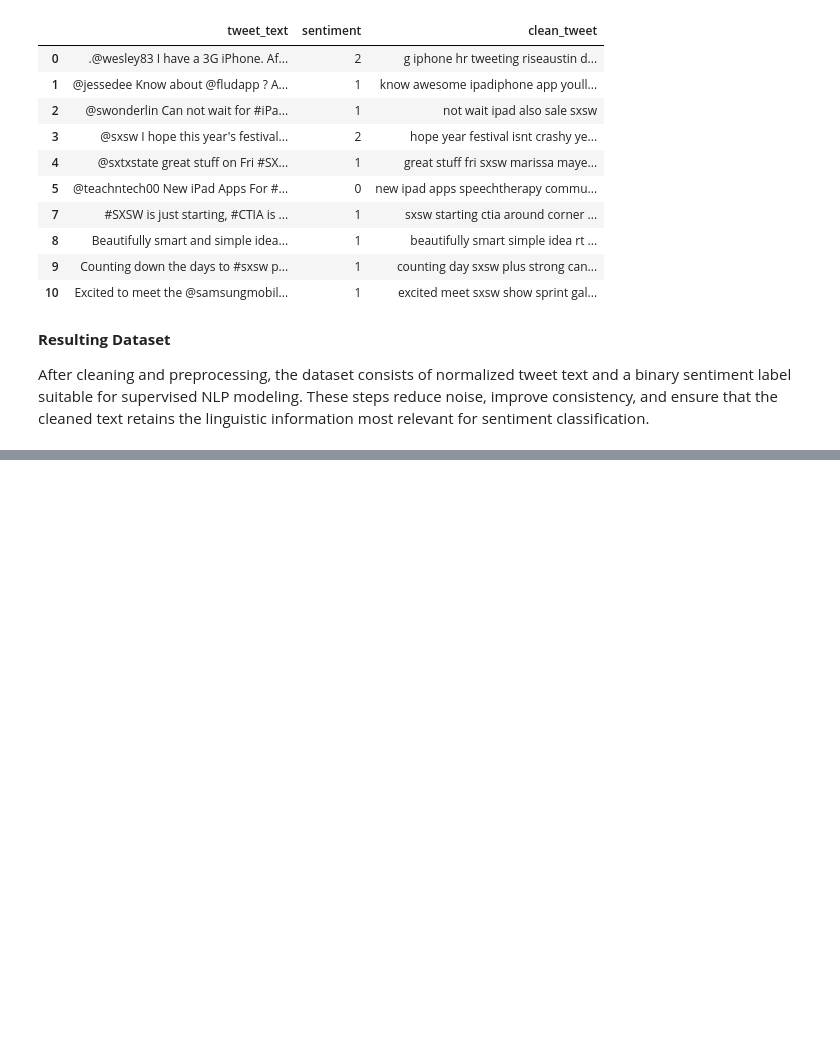
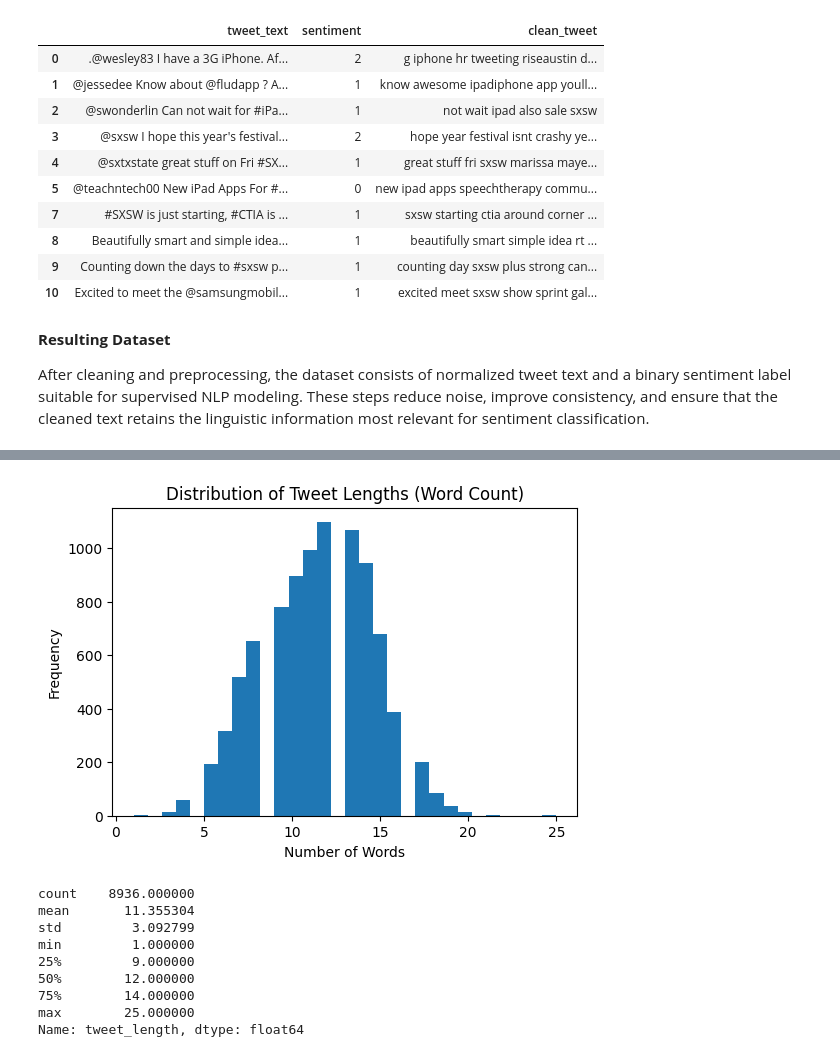
Before and after one commit to sheillamacharia/twitter_brand_sentiment_nlp, a Jupyter notebook: Notebooks/Sheila.ipynb, the cells around one changed output, grey strips where cells are left out. Saved outputs shown, nothing was run; the diff lists cells and outputs as text; code cells hidden in the pictures; blank space fills up the shorter version.

```diff
--- a/Notebooks/Sheila.ipynb
+++ b/Notebooks/Sheila.ipynb
@@ -291,0 +357,24 @@ After cleaning and preprocessing, the dataset consists of normalized tweet text
+# %%
+# Compute tweet lengths
+df['tweet_length'] = df['clean_tweet'].apply(lambda x: len(x.split()))
+
+# Plot distribution of tweet lengths
+plt.figure(figsize=(6, 4))
+plt.hist(df['tweet_length'], bins=30)
+plt.title('Distribution of Tweet Lengths (Word Count)')
+plt.xlabel('Number of Words')
+plt.ylabel('Frequency')
+plt.show()
+
+df['tweet_length'].describe()
+# %% [output]
+[figure, added]
+count    8936.000000
+mean       11.355304
+std         3.092799
+min         1.000000
+25%         9.000000
+50%        12.000000
+75%        14.000000
+max        25.000000
+Name: tweet_length, dtype: float64
```
Also changed, not shown: parts of 17 cells of this notebook.
